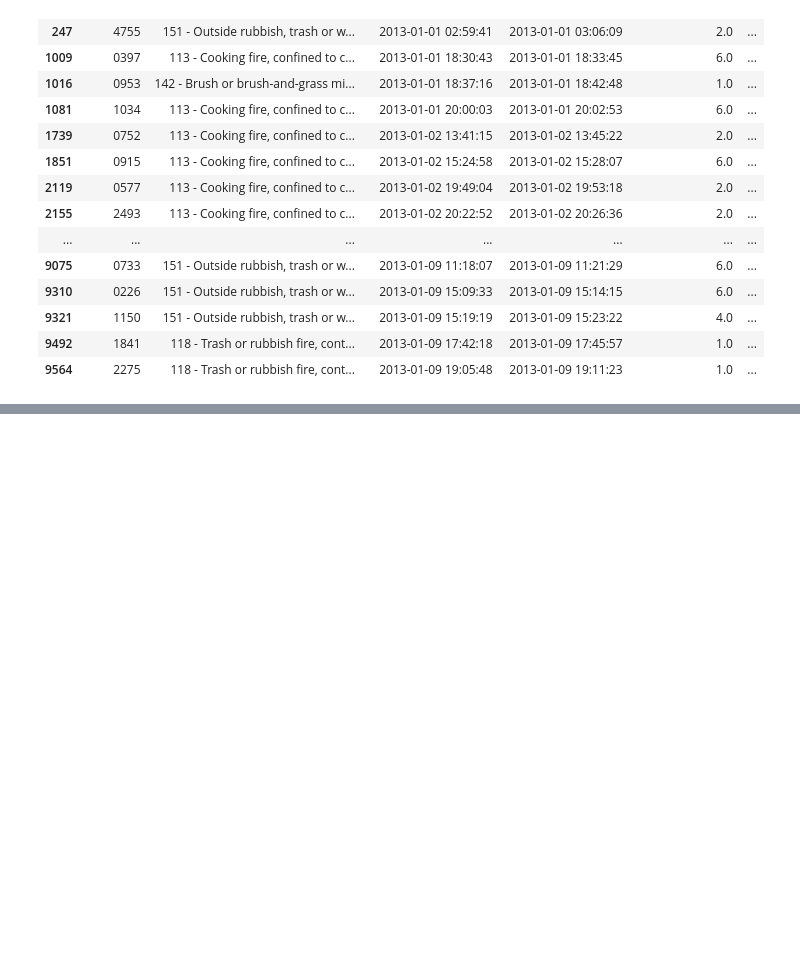
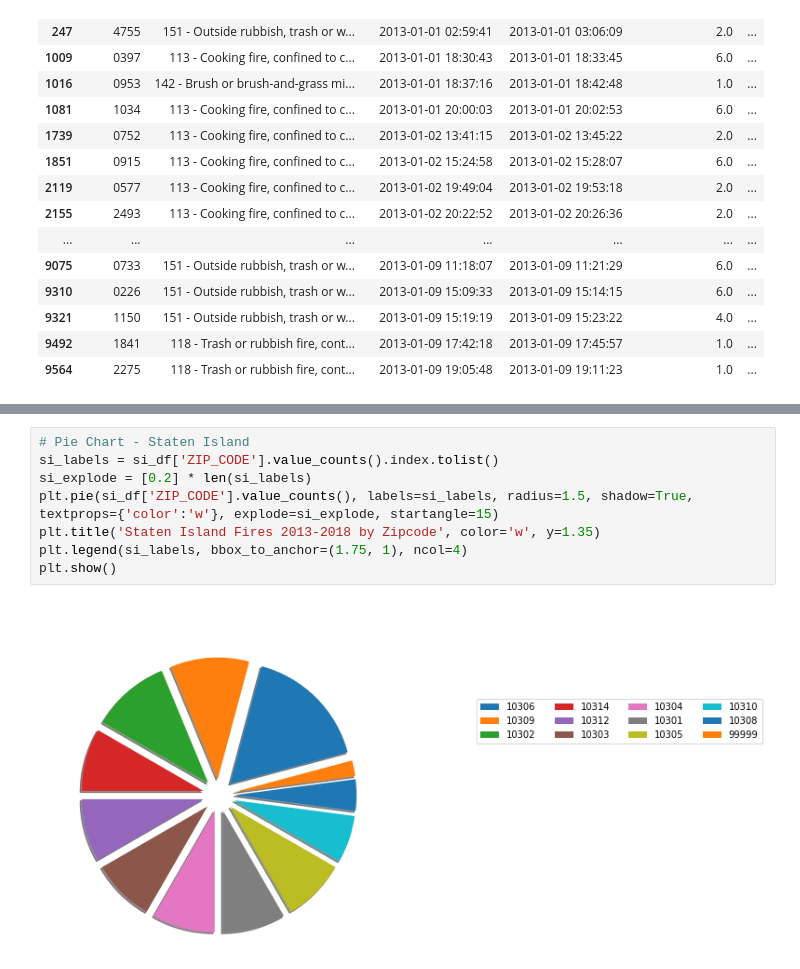
Before and after one commit to daiyanc/nyc_fires, a Jupyter notebook: data_visualization.ipynb, the cells around one changed output, grey strips where cells are left out. Cells and saved outputs as stored; diff of their text form; blank space fills up the shorter version.

```diff
--- a/data_visualization.ipynb
+++ b/data_visualization.ipynb
@@ -521,3 +522,14 @@ for lat, long in zip(si_df.LATITUDE, si_df.LONGITUDE):
 si
 # %% [output]
 [interactive output not drawn]
+# %%
+# Pie Chart - Staten Island
+si_labels = si_df['ZIP_CODE'].value_counts().index.tolist()
+si_explode = [0.2] * len(si_labels)
+plt.pie(si_df['ZIP_CODE'].value_counts(), labels=si_labels, radius=1.5, shadow=True,
+textprops={'color':'w'}, explode=si_explode, startangle=15)
+plt.title('Staten Island Fires 2013-2018 by Zipcode', color='w', y=1.35)
+plt.legend(si_labels, bbox_to_anchor=(1.75, 1), ncol=4)
+plt.show()
+# %% [output]
+[figure, added]
```
Also changed, not shown: parts of 7 cells of this notebook.
